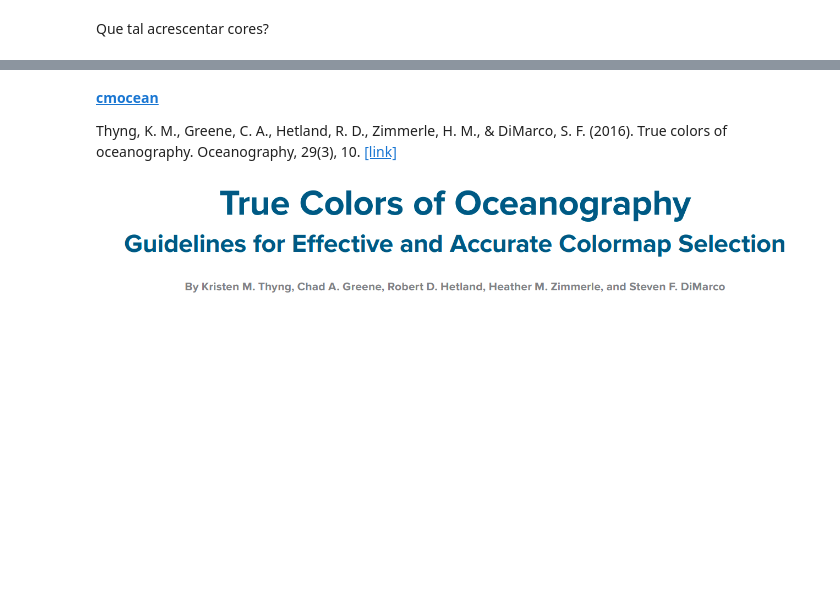
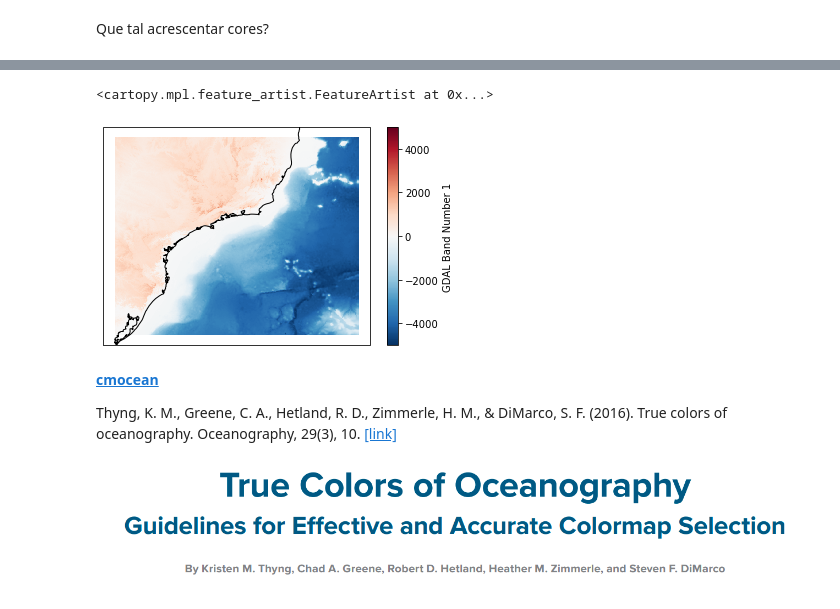
Before and after one commit to nilodna/python-basico, a Jupyter notebook: material_aula/lecture08.ipynb, the cells around one changed output, grey strips where cells are left out. Drawn from its saved outputs; the diff is of its cells as text; code cells hidden in the pictures; blank space fills up the shorter version.

Commit message:
adding new example of pcolormesh

```diff
--- a/material_aula/lecture08.ipynb
+++ b/material_aula/lecture08.ipynb
@@ -124,0 +127,3 @@ plt.savefig('lec08_quiver_pcolormesh.png', dpi=150, bbox_to_inches='tight')
+# %%
+ds = xr.open_dataset('../dados/etopo1.nc')
+ds
@@ -125,3 +146,11 @@ plt.savefig('lec08_quiver_pcolormesh.png', dpi=150, bbox_to_inches='tight')
+# %%
+fig,ax = plt.subplots(subplot_kw={'projection': ccrs.PlateCarree()})
+_= ds['Band1'].plot.pcolormesh(ax=ax)
+
+ax.coastlines('10m')
+# %% [output]
+<cartopy.mpl.feature_artist.FeatureArtist at 0x...>
+[figure, added]
 # %% [markdown]
 **[cmocean](https://matplotlib.org/cmocean/)**
 
```
Also changed, not shown: parts of 2 cells of this notebook, 1 other file.
